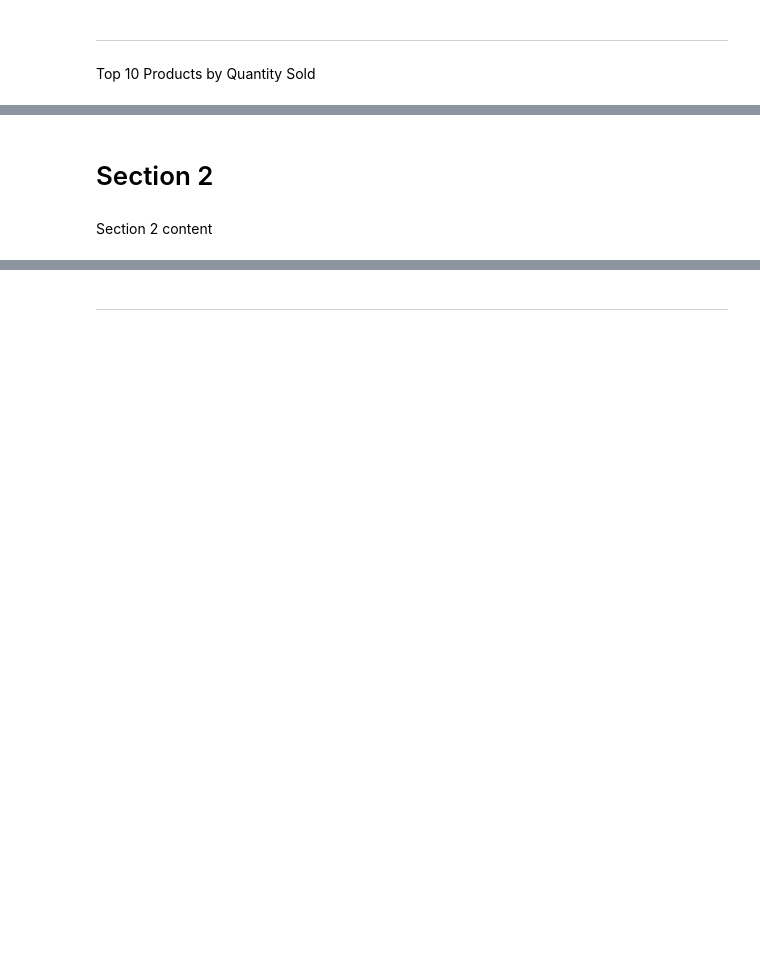
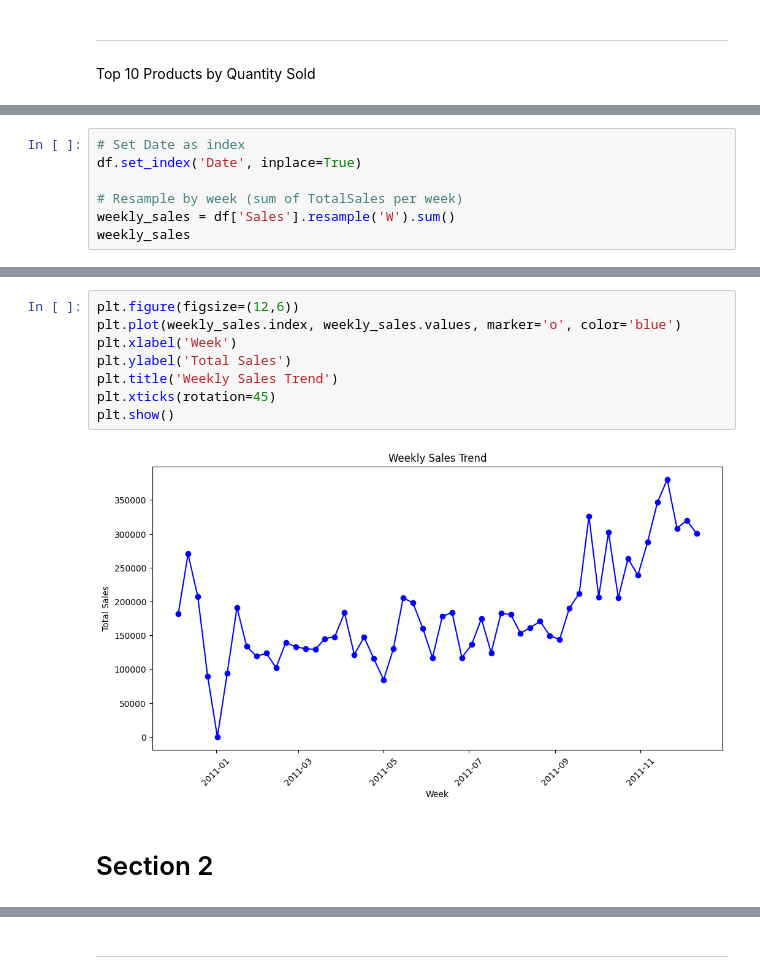
Before and after one commit to tanzilachand/project_tc, a Jupyter notebook: jupyter_notebooks/data_visualisation.ipynb, the cells around one changed output, grey strips where cells are left out. Cells and saved outputs as stored; diff of their text form; blank space fills up the shorter version.

```diff
--- a/jupyter_notebooks/data_visualisation.ipynb
+++ b/jupyter_notebooks/data_visualisation.ipynb
@@ -158,0 +218,7 @@ Top 10 Products by Quantity Sold
+# %%
+# Set Date as index
+df.set_index('Date', inplace=True)
+
+# Resample by week (sum of TotalSales per week)
+weekly_sales = df['Sales'].resample('W').sum()
+weekly_sales
@@ -159,4 +243,12 @@ Top 10 Products by Quantity Sold
+# %%
+plt.figure(figsize=(12,6))
+plt.plot(weekly_sales.index, weekly_sales.values, marker='o', color='blue')
+plt.xlabel('Week')
+plt.ylabel('Total Sales')
+plt.title('Weekly Sales Trend')
+plt.xticks(rotation=45)
+plt.show()
+# %% [output]
+[figure, added]
 # %% [markdown]
 # Section 2
-# %% [markdown]
-Section 2 content
```
Also changed, not shown: parts of 16 cells of this notebook.
